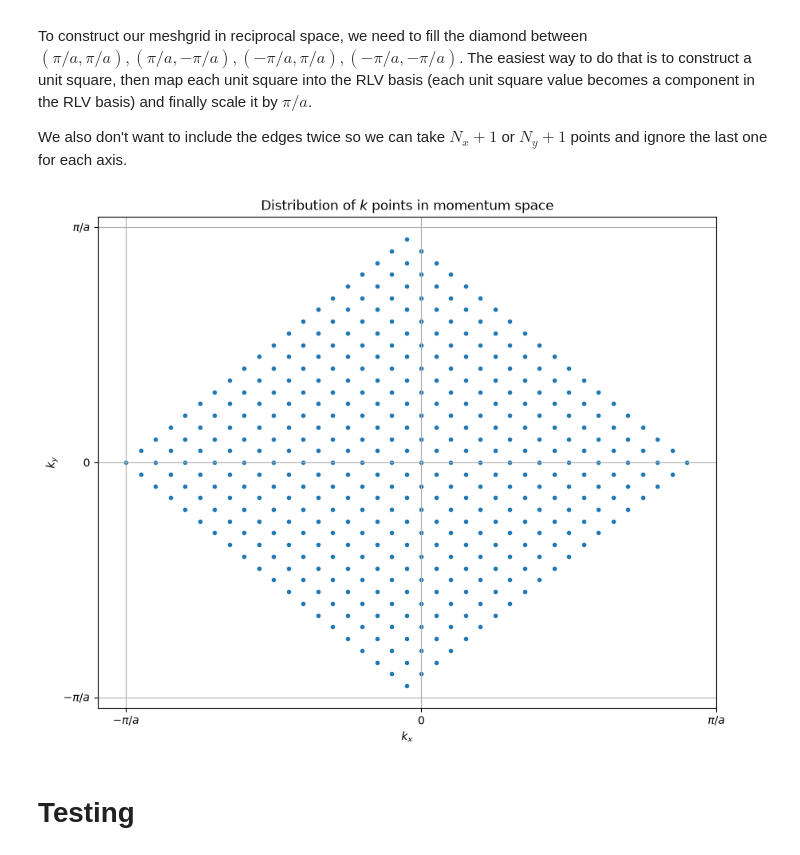
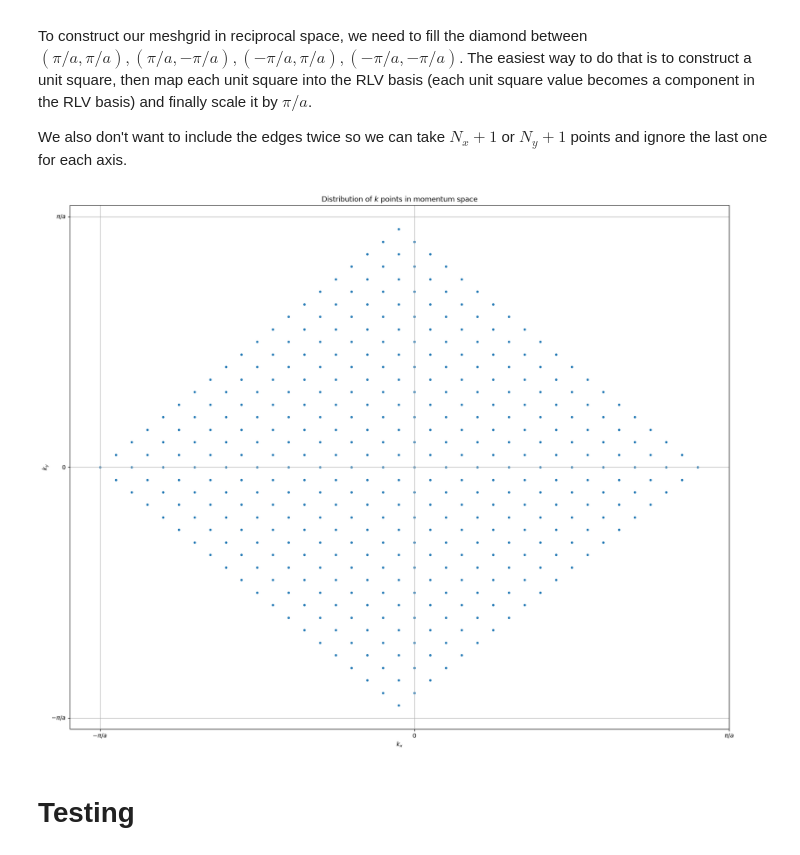
Before and after one commit to anotherbeaver/hfa-altermagnetism, a Jupyter notebook: solve.ipynb, the cells around one changed output. Saved outputs shown, nothing was run; the diff lists cells and outputs as text; code cells hidden in the pictures.

```diff
--- a/solve.ipynb
+++ b/solve.ipynb
@@ -189,24 +250,23 @@ To construct our meshgrid in reciprocal space, we need to fill the diamond betwe
 We also don't want to include the edges twice so we can take $N_x+1$ or $N_y+1$ points and ignore the last one for each axis.
 # %%
 import matplotlib.pyplot as plt
-N_x = 20
-N_y = 20 # not strictly in x and y directions apart from in the unit square...
 # construct a unit square
 unit_x, unit_y = np.meshgrid(np.linspace(-1/2, 1/2, N_x+1)[:-1], np.linspace(-1/2, 1/2, N_y+1)[:-1]) # we do NOT want to repeat the endpoints
+
 k_list_x = np.pi / a * (unit_x + unit_y)
 k_list_y = np.pi / a * (unit_x - unit_y)
 
-fig = plt.figure(figsize=(10,8))
+fig = plt.figure(figsize=(20,16))
 ticks = [-np.pi / a, 0, np.pi / a]
 labels = [r'$-\pi/a$', '0', r'$\pi/a$']
 plt.scatter(k_list_x, k_list_y, marker=".")
 plt.title(r"Distribution of $k$ points in momentum space")
 plt.grid(True)
 plt.xticks(ticks, labels)
 plt.yticks(ticks, labels)
 plt.xlabel(r"$k_x$")
 plt.ylabel(r"$k_y$")
 plt.show()
 # %% [output]
-[figure, old version]
+[figure, new version]
 # %%
```
Also changed, not shown: parts of 7 cells of this notebook.
